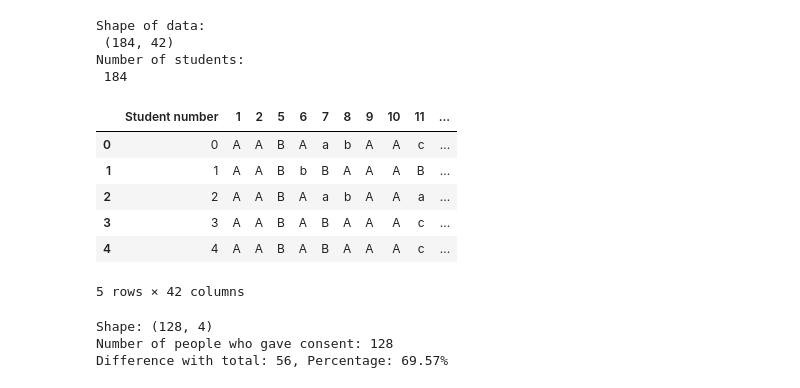
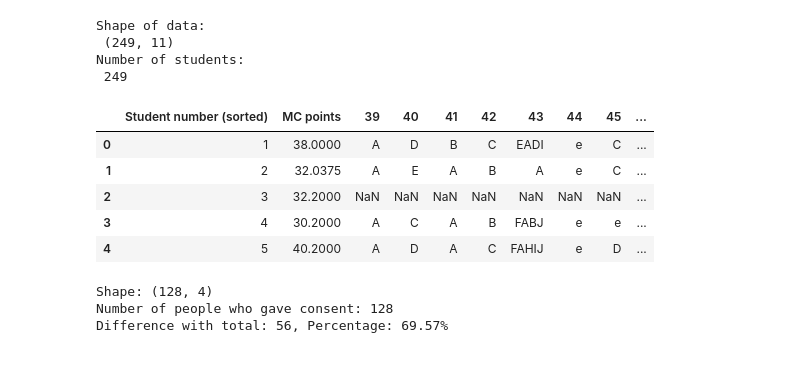
Before and after one commit to Hakan-Erol/bachelor-thesis, a Jupyter notebook: Thesis_code-Copy1.ipynb, the cells around one changed output. Cells and saved outputs as stored; diff of their text form; code cells hidden in the pictures.

```diff
--- a/Thesis_code-Copy1.ipynb
+++ b/Thesis_code-Copy1.ipynb
@@ -20,28 +21,27 @@ import Code.preprocess
 # %%
 # loading in the (anonymized) data
-df = pd.read_csv("P1_2425_C1_Answers_Anon.csv")
+df = pd.read_csv("P1_2627_C1_Answers_Anon.csv", on_bad_lines='skip')
 
 # Shape of data
 print("Shape of data:\n",df.shape)
 print("Number of students:\n",df.shape[0])
 
 #Ignore warnings
 warnings.filterwarnings('ignore')
 
 # First 5 rows of whole data set (including exam questions + survey questions)
 df.head()
 # %% [output]
 Shape of data:
- (184, 42)
+ (249, 11)
 Number of students:
- 184
+ 249
-|  | Student number | 1 | 2 | 5 | 6 | 7 | 8 | 9 | 10 | 11 | ... |
-| 0 | 0 | A | A | B | A | a | b | A | A | c | ... |
-| 1 | 1 | A | A | B | b | B | A | A | A | B | ... |
-| 2 | 2 | A | A | B | A | a | b | A | A | a | ... |
-| 3 | 3 | A | A | B | A | B | A | A | A | c | ... |
-| 4 | 4 | A | A | B | A | B | A | A | A | c | ... |
+|  | Student number (sorted) | MC points | 39 | 40 | 41 | 42 | 43 | 44 | 45 | ... |
+| 0 | 1 | 38.0000 | A | D | B | C | EADI | e | C | ... |
+| 1 | 2 | 32.0375 | A | E | A | B | A | e | C | ... |
+| 2 | 3 | 32.2000 | NaN | NaN | NaN | NaN | NaN | NaN | NaN | ... |
+| 3 | 4 | 30.2000 | A | C | A | B | FABJ | e | e | ... |
+| 4 | 5 | 40.2000 | A | D | A | C | FAHIJ | e | D | ... |
-5 rows × 42 columns
 # %%
 # Keep only relevant columns (learning strategies)
 df = df[['49','52','53','54']]
```
Also changed, not shown: parts of 28 cells of this notebook, 2 other files.
